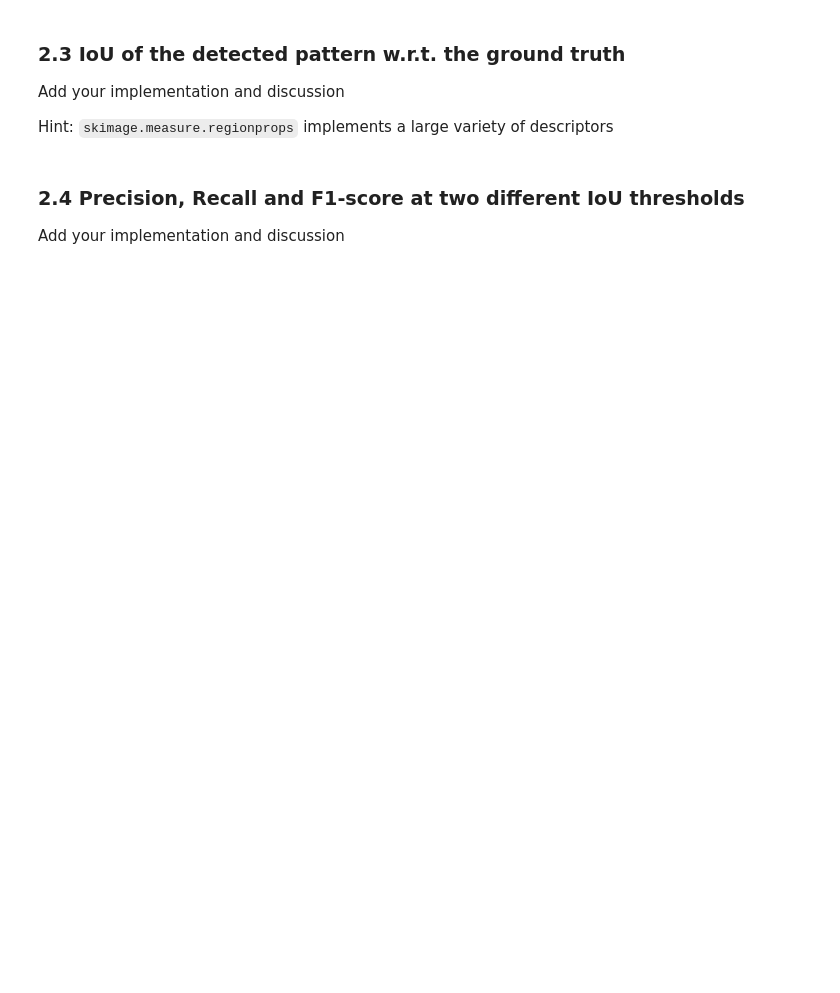
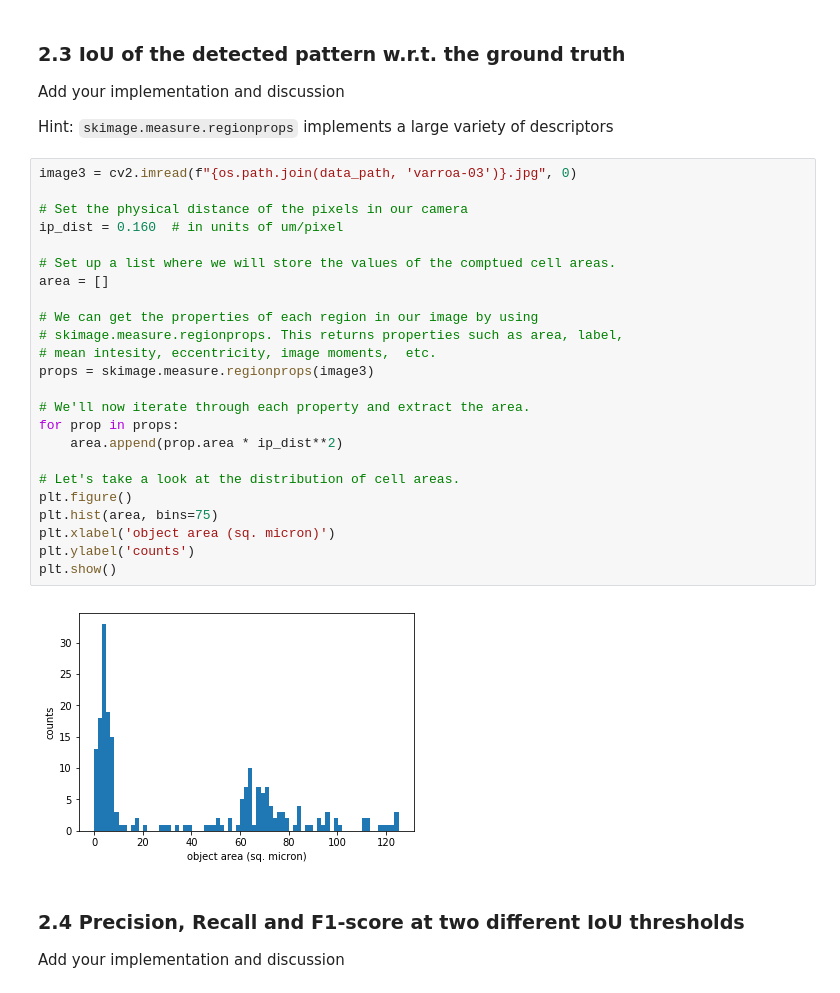
Before and after one commit to JelenaBanjac/image-analysis, a Jupyter notebook: labs/lab_01_segmentation.ipynb, the cells around one changed output. Saved outputs shown, nothing was run; the diff lists cells and outputs as text; blank space fills up the shorter version.

Commit message:
start regionprop part

```diff
--- a/labs/lab_01_segmentation.ipynb
+++ b/labs/lab_01_segmentation.ipynb
@@ -436,6 +446,32 @@ NameError: name 'th3' is not defined
 Add your implementation and discussion
 
 Hint: `skimage.measure.regionprops` implements a large variety of descriptors
+# %%
+image3 = cv2.imread(f"{os.path.join(data_path, 'varroa-03')}.jpg", 0)
+
+# Set the physical distance of the pixels in our camera
+ip_dist = 0.160  # in units of um/pixel
+
+# Set up a list where we will store the values of the comptued cell areas.
+area = []
+
+# We can get the properties of each region in our image by using
+# skimage.measure.regionprops. This returns properties such as area, label,
+# mean intesity, eccentricity, image moments,  etc.
+props = skimage.measure.regionprops(image3)
+
+# We'll now iterate through each property and extract the area.
+for prop in props:
+    area.append(prop.area * ip_dist**2)
+
+# Let's take a look at the distribution of cell areas.
+plt.figure()
+plt.hist(area, bins=75)
+plt.xlabel('object area (sq. micron)')
+plt.ylabel('counts')
+plt.show()
+# %% [output]
+[figure, added]
 # %% [markdown]
 ### 2.4 Precision, Recall and F1-score at two different IoU thresholds
 
```
Also changed, not shown: parts of 2 cells of this notebook.
